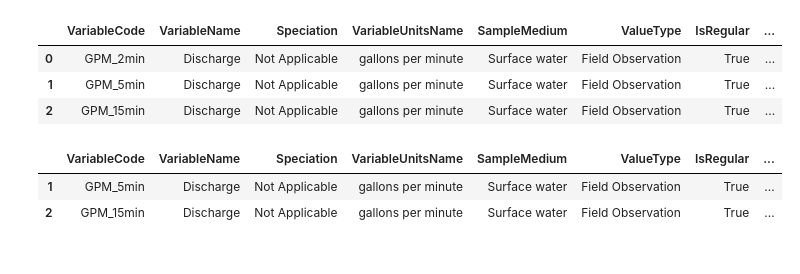
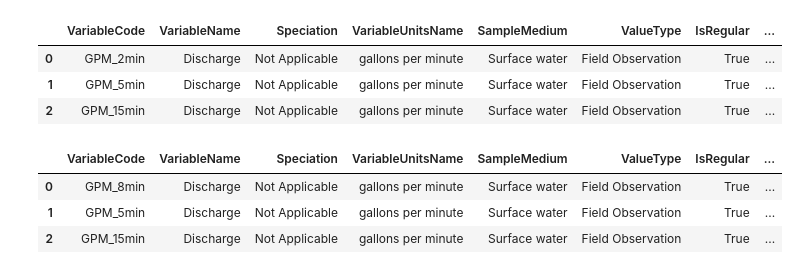
Before and after one commit to tnc-ca-geo/diversion, a Jupyter notebook: Step03_create_variables_table.ipynb, the cells around one changed output. Saved outputs shown, nothing was run; the diff lists cells and outputs as text; code cells hidden in the pictures.

```diff
--- a/Step03_create_variables_table.ipynb
+++ b/Step03_create_variables_table.ipynb
@@ -17,11 +17,13 @@ df
 | 1 | GPM_5min | Discharge | Not Applicable | gallons per minute | Surface water | Field Observation | True | ... |
 | 2 | GPM_15min | Discharge | Not Applicable | gallons per minute | Surface water | Field Observation | True | ... |
 # %%
-# Modify the sample table.  In this case, I want to use the row at index 1 so I will drop the others
-df = df.drop(df.index[[0]])
+# Modify the sample table.  In this case, I want to modify the first record to reflect 8 minute sample period
+df.at[0, 'VariableCode'] = "GPM_8min"
+df.at[0, 'TimeSupport'] = "8"
 df
 # %% [output]
 |  | VariableCode | VariableName | Speciation | VariableUnitsName | SampleMedium | ValueType | IsRegular | ... |
+| 0 | GPM_8min | Discharge | Not Applicable | gallons per minute | Surface water | Field Observation | True | ... |
 | 1 | GPM_5min | Discharge | Not Applicable | gallons per minute | Surface water | Field Observation | True | ... |
 | 2 | GPM_15min | Discharge | Not Applicable | gallons per minute | Surface water | Field Observation | True | ... |
 # %%
```
Also changed, not shown: parts of 2 cells of this notebook, 1 other file.
